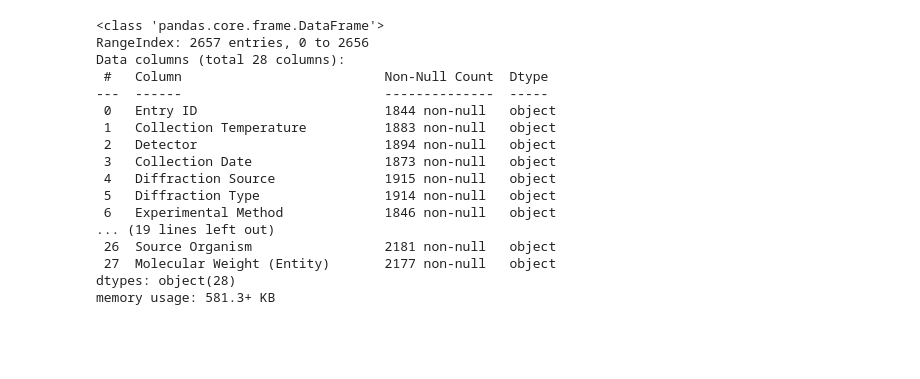
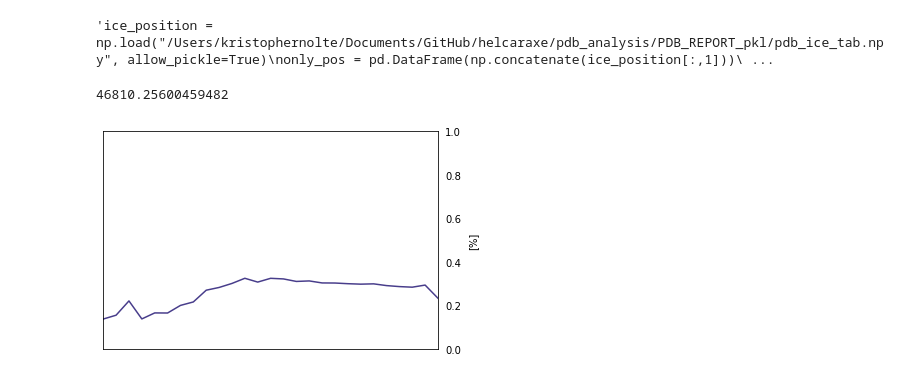
Before and after one commit to thorn-lab/helcaraxe, a Jupyter notebook: pdb_analysis/meta_analysis.ipynb, the cells around one changed output. Drawn from its saved outputs; the diff is of its cells as text; code cells hidden in the pictures; blank space fills up the shorter version.

Commit message:
pdb_meta_analysis figures

```diff
--- a/pdb_analysis/meta_analysis.ipynb
+++ b/pdb_analysis/meta_analysis.ipynb
@@ -2,25 +2,52 @@
 import pandas as pd
 import matplotlib.pyplot as plt
 import numpy as np
-main_df = pd.read_pickle("/Users/kristophernolte/Documents/GitHub/helcaraxe/pdb_analysis/PDB_REPORT_pkl/train_set_meta_clean.pkl")
+import scipy.stats as st
+import math as ma
+main_df = pd.read_pickle("/Users/kristophernolte/Documents/GitHub/helcaraxe/pdb_analysis/PDB_REPORT_pkl/pdb_meta_tab.pkl")
 main_df = main_df.reset_index(drop = True)
+main_df["Deposition Date"] = pd.to_datetime(main_df["Deposition Date"])
-# %%
-main_df.head()
-# %% [output]
-<class 'pandas.core.frame.DataFrame'>
-RangeIndex: 2657 entries, 0 to 2656
-Data columns (total 28 columns):
- #   Column                          Non-Null Count  Dtype
----  ------                          --------------  -----
- 0   Entry ID                        1844 non-null   object
- 1   Collection Temperature          1883 non-null   object
- 2   Detector                        1894 non-null   object
- 3   Collection Date                 1873 non-null   object
- 4   Diffraction Source              1915 non-null   object
- 5   Diffraction Type                1914 non-null   object
- 6   Experimental Method             1846 non-null   object
-... (19 lines left out)
- 26  Source Organism                 2181 non-null   object
- 27  Molecular Weight (Entity)       2177 non-null   object
-dtypes: object(28)
-memory usage: 581.3+ KB
+# %%
+main_df = main_df.loc[(main_df['I_ice'] != np.nan) & (main_df['F_ice'] != np.nan)]
+ice_df = main_df.loc[(main_df['I_ice'] > 0) | (main_df['F_ice'] > 0)]
+# %%
+"""ice_position = np.load("/Users/kristophernolte/Documents/GitHub/helcaraxe/pdb_analysis/PDB_REPORT_pkl/pdb_ice_tab.npy", allow_pickle=True)
+only_pos = pd.DataFrame(np.concatenate(ice_position[:,1]))
+only_pos[0].value_counts()"""
+# %% [output]
+'ice_position = np.load("/Users/kristophernolte/Documents/GitHub/helcaraxe/pdb_analysis/PDB_REPORT_pkl/pdb_ice_tab.npy", allow_pickle=True)\nonly_pos = pd.DataFrame(np.concatenate(ice_position[:,1]))\ ...
+# %%
+#pd.DataFrame(main_df["Deposition Date"].groupby(main_df["Deposition Date"].dt.year).count())
+np.mean(ice_df.loc[(ice_df['Deposition Date'].dt.year < 2020)]["Reflections For Refinement"])
+# %% [output]
+46810.25600459482
+# %%
+plt.close()
+dates_pd = pd.DataFrame(main_df["Deposition Date"].groupby(main_df["Deposition Date"].dt.year).count())
+ice_dates_pd = pd.DataFrame(ice_df["Deposition Date"].groupby(ice_df["Deposition Date"].dt.year).count())
+dates_pd["prop"] =ice_dates_pd['Deposition Date'] / dates_pd['Deposition Date']
+data_amount = dates_pd["Deposition Date"]
+
+def standard_error (amount, prop):
+    se = 1.96*ma.sqrt(prop*(1-prop)/amount)
+    return se
+
+error_list = []
+for data in data_amount:
+    se = standard_error(data,0.28)
+    error_list.append(se)
+
+y=dates_pd["prop"]
+x=dates_pd["prop"].keys()
+plt.plot(x,y, color = "darkslateblue")
+#plt.fill_between(x, y-error_list, y+error_list, alpha=0.5,color = "darkslateblue" )
+plt.ylabel("[%]")
+plt.tick_params(axis='y', which='both', labelleft=False, labelright=True)
+plt.tick_params(left=False)
+plt.ylabel('[%]', labelpad=-375, fontsize=10)
+plt.xlim(1995,2021)
+plt.ylim(0,1)
+plt.xticks([])
+plt.savefig("progession_ice.svg", transparent=True)
+# %% [output]
+[figure, added]
```
Also changed, not shown: parts of 9 cells of this notebook, 7 other files.
